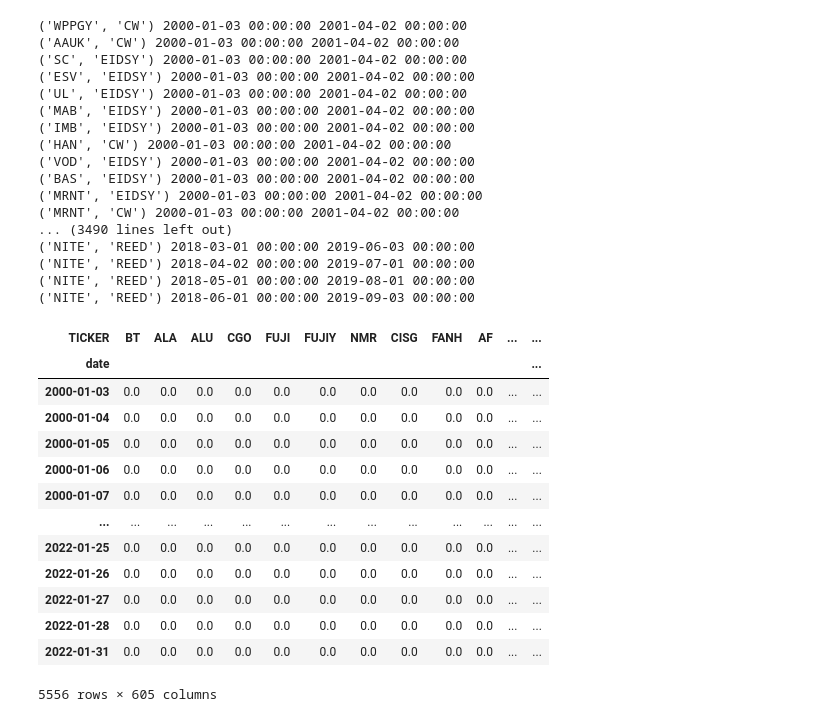
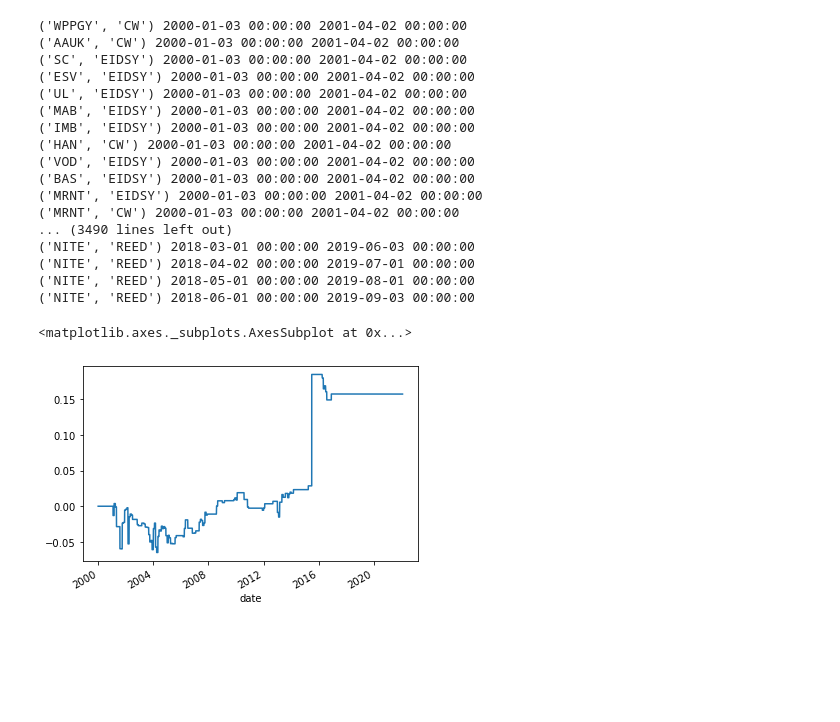
Before and after one commit to ckykevin/Enhanced_pair_trading, a Jupyter notebook: project.ipynb, the cells around one changed output. Drawn from its saved outputs; the diff is of its cells as text; code cells hidden in the pictures; blank space fills up the shorter version.

```diff
--- a/project.ipynb
+++ b/project.ipynb
@@ -725,20 +725,18 @@ for start_date_num in range(len(date_list)-15):
 ('NITE', 'REED') 2018-04-02 00:00:00 2019-07-01 00:00:00
 ('NITE', 'REED') 2018-05-01 00:00:00 2019-08-01 00:00:00
 ('NITE', 'REED') 2018-06-01 00:00:00 2019-09-03 00:00:00
-# %%
-order
-# %% [output]
-| TICKER | BT | ALA | ALU | CGO | FUJI | FUJIY | NMR | CISG | FANH | AF | ... | ... |
-| date |  |  |  |  |  |  |  |  |  |  |  | ... |
-| 2000-01-03 | 0.0 | 0.0 | 0.0 | 0.0 | 0.0 | 0.0 | 0.0 | 0.0 | 0.0 | 0.0 | ... | ... |
-| 2000-01-04 | 0.0 | 0.0 | 0.0 | 0.0 | 0.0 | 0.0 | 0.0 | 0.0 | 0.0 | 0.0 | ... | ... |
-| 2000-01-05 | 0.0 | 0.0 | 0.0 | 0.0 | 0.0 | 0.0 | 0.0 | 0.0 | 0.0 | 0.0 | ... | ... |
-| 2000-01-06 | 0.0 | 0.0 | 0.0 | 0.0 | 0.0 | 0.0 | 0.0 | 0.0 | 0.0 | 0.0 | ... | ... |
-| 2000-01-07 | 0.0 | 0.0 | 0.0 | 0.0 | 0.0 | 0.0 | 0.0 | 0.0 | 0.0 | 0.0 | ... | ... |
-| ... | ... | ... | ... | ... | ... | ... | ... | ... | ... | ... | ... | ... |
-| 2022-01-25 | 0.0 | 0.0 | 0.0 | 0.0 | 0.0 | 0.0 | 0.0 | 0.0 | 0.0 | 0.0 | ... | ... |
-| 2022-01-26 | 0.0 | 0.0 | 0.0 | 0.0 | 0.0 | 0.0 | 0.0 | 0.0 | 0.0 | 0.0 | ... | ... |
-| 2022-01-27 | 0.0 | 0.0 | 0.0 | 0.0 | 0.0 | 0.0 | 0.0 | 0.0 | 0.0 | 0.0 | ... | ... |
-| 2022-01-28 | 0.0 | 0.0 | 0.0 | 0.0 | 0.0 | 0.0 | 0.0 | 0.0 | 0.0 | 0.0 | ... | ... |
-| 2022-01-31 | 0.0 | 0.0 | 0.0 | 0.0 | 0.0 | 0.0 | 0.0 | 0.0 | 0.0 | 0.0 | ... | ... |
-5556 rows × 605 columns
+# %%
+order = order.drop(columns='date')
+# %%
+price = price.drop(columns='date')
+# %%
+capital0 = 100
+holdings = (order*price).sum(axis=1)
+cash = capital0 - (order.diff()*price).sum(axis=1).cumsum()
+returns = ((cash+holdings).pct_change()+1).cumprod()-1
+final = returns[-1]
+# %%
+returns.plot()
+# %% [output]
+<matplotlib.axes._subplots.AxesSubplot at 0x...>
+[figure, added]
```
